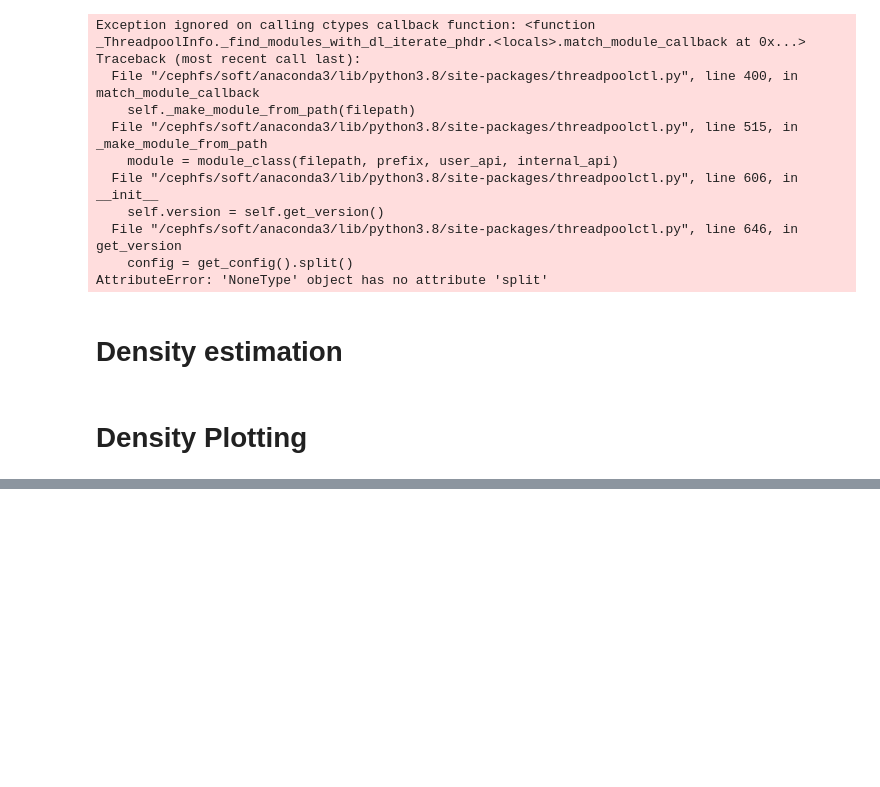
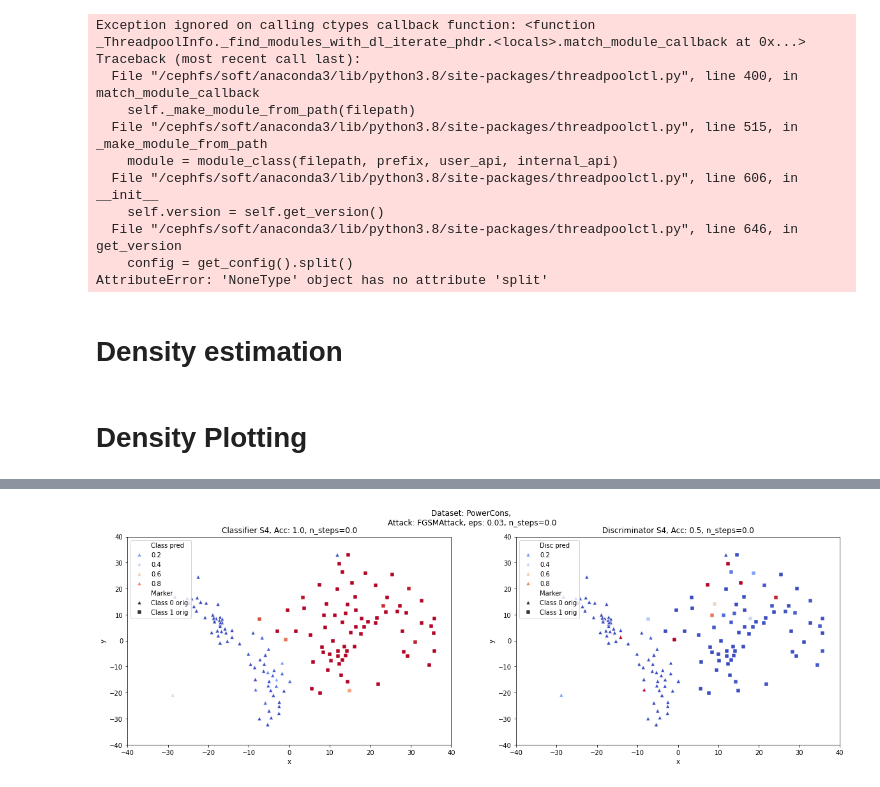
Before and after one commit to petrsokerin/Hidden_adversarial_attacks, a Jupyter notebook: notebooks/Density_visualization.ipynb, the cells around one changed output, grey strips where cells are left out. Cells and saved outputs as stored; diff of their text form; code cells hidden in the pictures; blank space fills up the shorter version.

```diff
--- a/notebooks/Density_visualization.ipynb
+++ b/notebooks/Density_visualization.ipynb
@@ -146,9 +168,11 @@ marker_type = y_both + 2*X_both_if_adv.view([-1, 1])
+# %%
+marker_type = y_all + 2*X_all_if_adv.view([-1, 1])
 # %% [markdown]
 #### Dimensionality Reduction
 # %%
-tsne = TSNE(n_components=2)
+tsne = TSNE(n_components=2, perplexity=100)
 
-X_2d = tsne.fit_transform(X_both)
+X_2d = tsne.fit_transform(X_all)
 # %% [output]
 Exception ignored on calling ctypes callback function: <function _ThreadpoolInfo._find_modules_with_dl_iterate_phdr.<locals>.match_module_callback at 0x...>
 Traceback (most recent call last):
@@ -196,6 +220,6 @@ def calculate_density(X, vals, neigh_self=False, temp=1):
 
     return density
 # %%
-disc_preds = disc_model(X_both.unsqueeze(-1).to(device)).cpu()
-class_preds = attack_model(X_both.unsqueeze(-1).to(device)).cpu()
+disc_preds = disc_model(X_all.unsqueeze(-1).to(device)).cpu()
+class_preds = attack_model(X_all.unsqueeze(-1).to(device)).cpu()
 # %%
@@ -207,9 +233,10 @@ class_density = calculate_density(X_both, class_preds)
 to_plot = pd.DataFrame()
 
 to_plot[['x', 'y']] = X_2d
-to_plot['Class pred'] = class_density
-to_plot['Disc pred'] = disc_density
+to_plot['Class pred'] = class_preds.detach().numpy()
+to_plot['Disc pred'] = disc_preds.detach().numpy()
 to_plot['Marker'] = marker_type
+to_plot['steps'] = all_steps
 
 to_plot['Marker'] = to_plot['Marker'].replace({
     0:'Class 0 orig',
@@ -253,0 +300,69 @@ plt.savefig('density.jpeg', dpi=400)
+# %%
+import matplotlib.pyplot as plt
+import imageio
+
+images = []
+folder='results/images'
+
+if not os.path.exists(folder):
+    os.mkdir(folder)
+
+my_cmap = sns.color_palette("coolwarm", as_cmap=True)
+
+for i, steps in enumerate(to_plot.steps.unique()):
+    df = to_plot[to_plot.steps==steps]
+
+    steps = df["steps"].unique()[0]
+    dataset_title = f'Dataset: {cfg["dataset"]}'
+
+    model_title =  type(attack_model).__name__
+
+    class_title = metrics_all[metrics_all.step_id==steps]["ACC"][0].round(3)
+    disc_title = metrics_all[metrics_all.step_id==steps]["ACC_DISC"][0].round(3)
+
+    fig, ax = plt.subplots(1, 2, figsize=[20, 6])
+
+    sns.scatterplot(
+        data=df,
+        x="x",
+        y="y",
+        hue='Class pred',
+        hue_norm=(0, 1),
+        style='Marker',
+        markers=['^', 's'],
+        palette='coolwarm',
+        ax = ax[0]
+    ).set(title = f'Classifier {model_title}, Acc: {class_title}, n_steps={steps}')
+
+    ax[0].set_xlim([-40, 40])
+    ax[0].set_ylim([-40, 40])
+
+    sns.scatterplot(
+        data=df,
+        x="x",
+        y="y",
+        hue='Disc pred',
+        hue_norm=(0, 1),
+        style='Marker',
+        markers=['^', 's'],
+        palette='coolwarm',
+        ax = ax[1]
+    ).set(title = f'Discriminator {model_title}, Acc: {disc_title}, n_steps={steps}')
+
+    ax[1].set_xlim([-40, 40])
+    ax[1].set_ylim([-40, 40])
+
+    ax[0].legend(loc='upper left')
+    ax[1].legend(loc='upper left')
+
+    plt.suptitle(f'{dataset_title}, \nAttack: {type(attacks[0]).__name__}, eps: {attacks[0].eps}, n_steps={steps}')
+
+    filename = f'lifeexp_{i}.png'
+
+    plt.savefig(os.path.join(folder,filename), dpi=300)
+
+    images.append(imageio.imread(os.path.join(folder,filename)))
+
+imageio.mimsave(os.path.join(folder,'scatterplot.gif'), images, fps=3)
+# %% [output]
+[figure, added]
```
Also changed, not shown: parts of 16 cells of this notebook, 1 other file.
